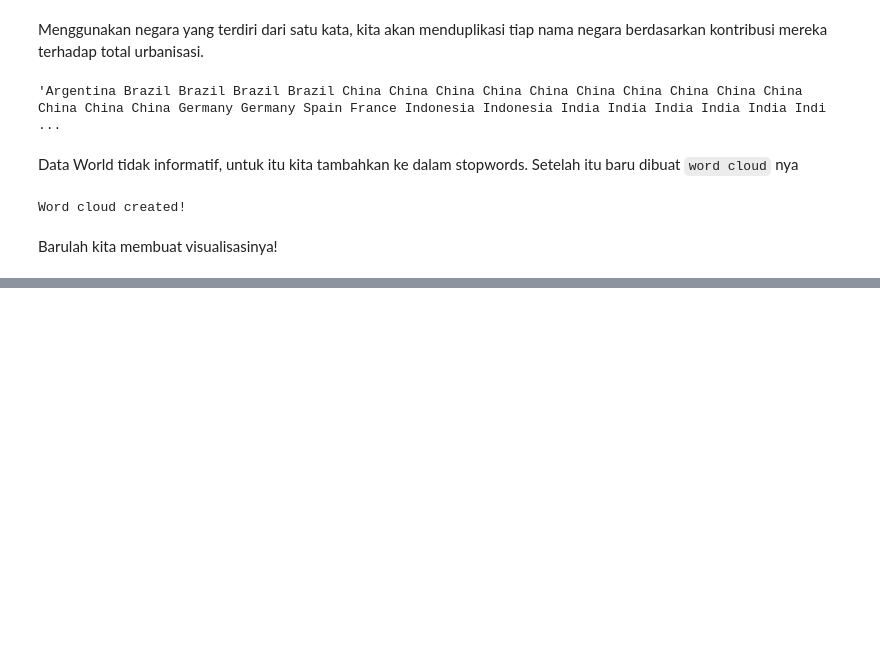
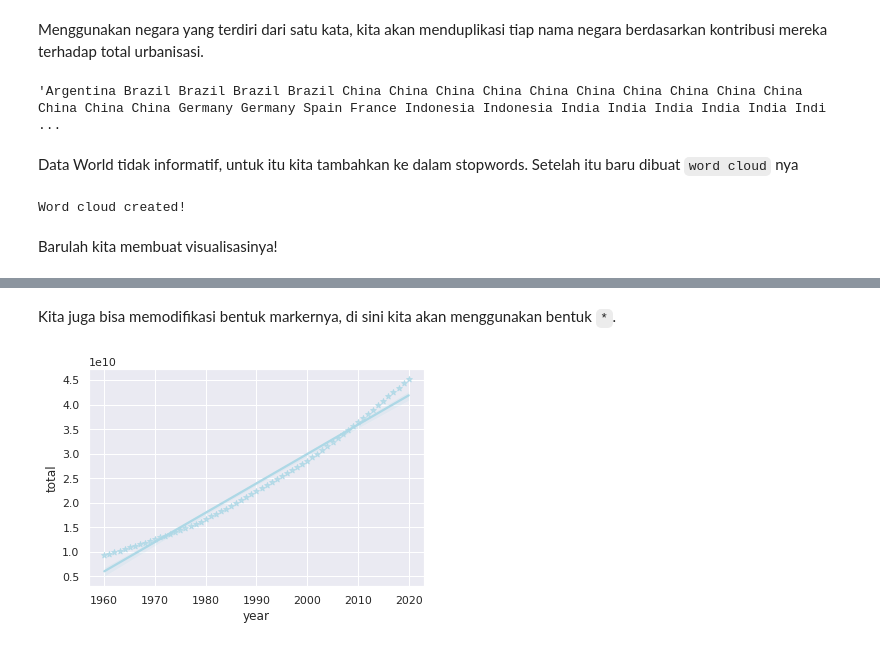
Before and after one commit to daffa1134/Praktikum-VisDat, a Jupyter notebook: 2008107010013_Daffa_Mudhaffar_Tugas_4.ipynb, the cells around one changed output, grey strips where cells are left out. Cells and saved outputs as stored; diff of their text form; code cells hidden in the pictures; blank space fills up the shorter version.

```diff
--- a/2008107010013_Daffa_Mudhaffar_Tugas_4.ipynb
+++ b/2008107010013_Daffa_Mudhaffar_Tugas_4.ipynb
@@ -629,0 +694,7 @@ plt.show()
+# %% [markdown]
+Kita juga bisa memodifikasi bentuk markernya, di sini kita akan menggunakan bentuk `*`.
+# %%
+ax = sns.regplot(x='year', y='total', data=df_total, color='lightblue', marker='*')
+plt.show()
+# %% [output]
+[figure, added]
```
Also changed, not shown: parts of 29 cells of this notebook.
